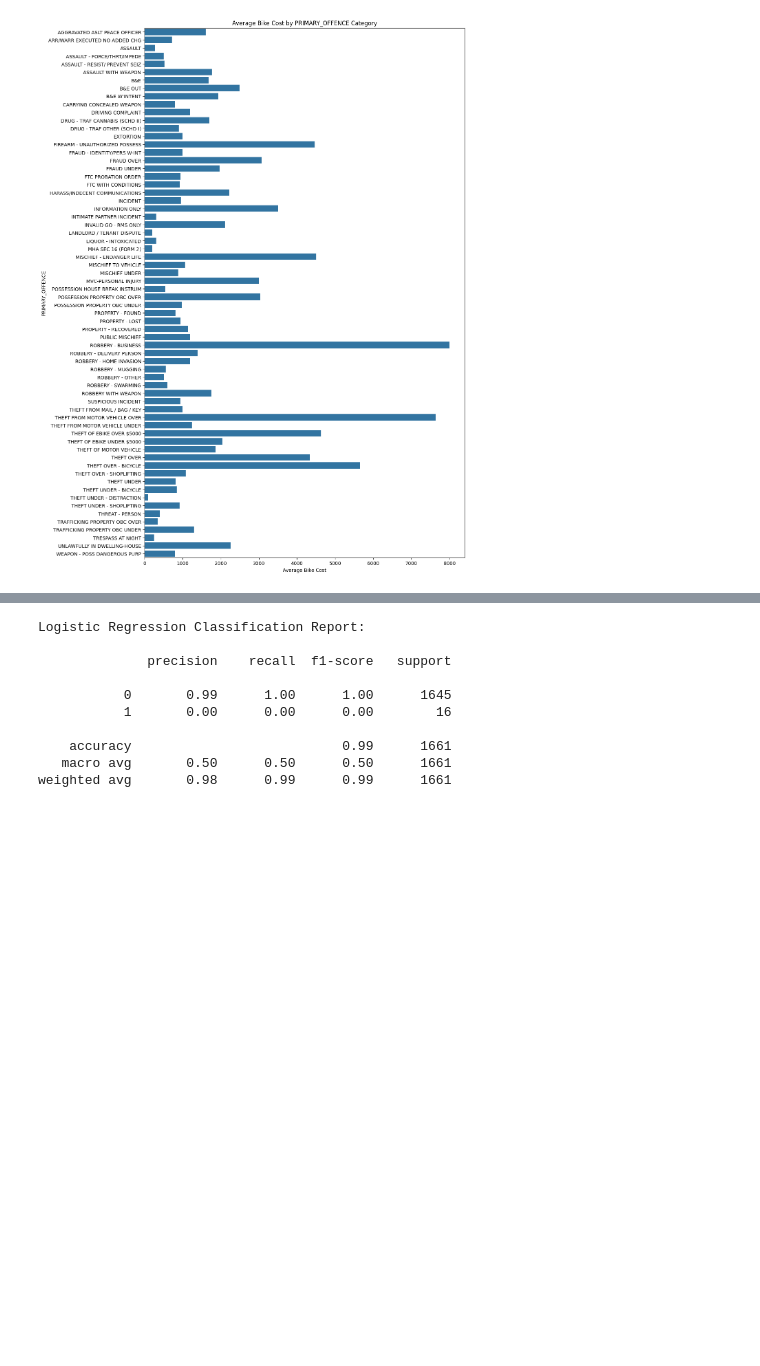
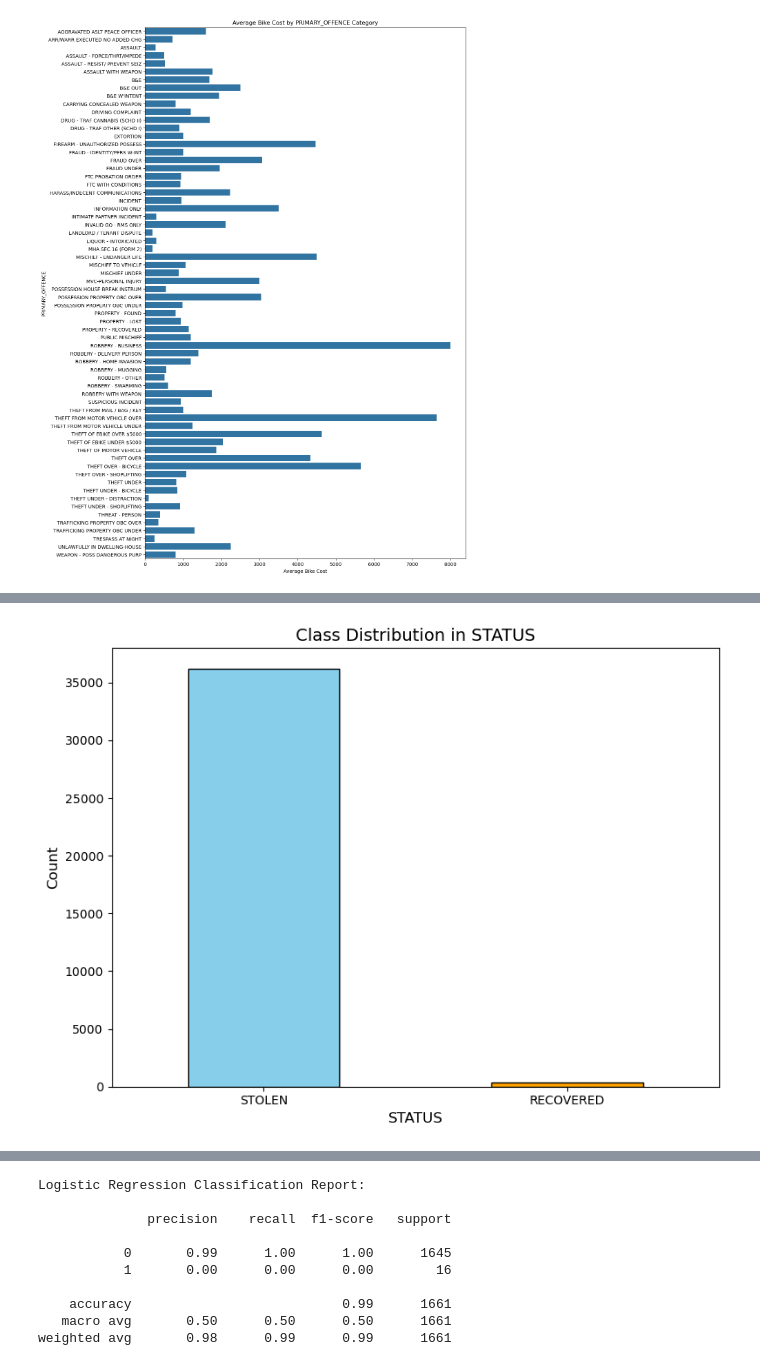
Before and after one commit to BengeeL/DataWareHousing_FinalProject, a Jupyter notebook: python_server/trafficpolice.ipynb, the cells around one changed output, grey strips where cells are left out. Drawn from its saved outputs; the diff is of its cells as text; code cells hidden in the pictures; blank space fills up the shorter version.

```diff
--- a/python_server/trafficpolice.ipynb
+++ b/python_server/trafficpolice.ipynb
@@ -175,0 +218,12 @@ Data columns (total 35 columns):
+# %%
+# Fill numerical columns with their respective mean values
+numerical_columns = bike_dataf.select_dtypes(include=['int64', 'float64']).columns
+bike_dataf[numerical_columns] = filtered_bike_data[numerical_columns].fillna(
+    bike_dataf[numerical_columns].mean()
+)
+
+# Save the updated dataset
+filled_numerical_file_path = 'Bicycle_Thefts_Filled_Numerical.csv'
+filtered_bike_data.to_csv(filled_numerical_file_path, index=False)
+
+filled_numerical_file_path
@@ -175,0 +232,17 @@ Data columns (total 35 columns):
+# %%
+
+# Remove rows where Status is 'UNKNOWN'
+bike_dataf = bike_dataf[bike_dataf['STATUS'].fillna('').str.upper() != 'UNKNOWN']
+
+# Fill the "BIKE_COST" column with its mean
+# Fill numerical columns with their respective mean values
+numerical_columns = bike_dataf.select_dtypes(include=['int64', 'float64']).columns
+bike_dataf[numerical_columns] = filtered_bike_data[numerical_columns].fillna(
+    bike_dataf[numerical_columns].mean()
+)
+
+# Save the updated dataset
+filled_numerical_file_path = 'Bicycle_Thefts_Filled_Numerical.csv'
+filtered_bike_data.to_csv(filled_numerical_file_path, index=False)
+
+filled_numerical_file_path
@@ -175,0 +265,18 @@ Data columns (total 35 columns):
+# %%
+# Plot the class distribution graphically
+class_distribution = bike_dataf['STATUS'].value_counts()
+# Create a bar plot
+plt.figure(figsize=(8, 6))
+class_distribution.plot(kind='bar', color=['skyblue', 'orange'], edgecolor='black')
+
+# Add labels and title
+plt.title('Class Distribution in STATUS', fontsize=14)
+plt.xlabel('STATUS', fontsize=12)
+plt.ylabel('Count', fontsize=12)
+plt.xticks(rotation=0)
+
+# Show the plot
+plt.tight_layout()
+plt.show()
+# %% [output]
+[figure, added]
```
Also changed, not shown: parts of 10 cells of this notebook, 2 other files.
